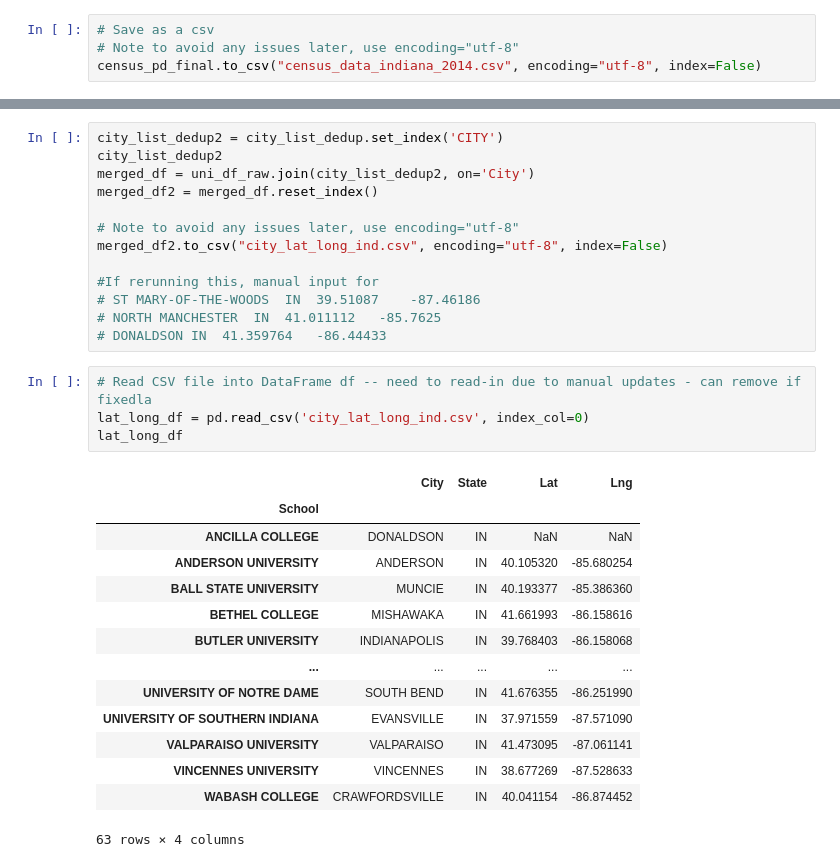
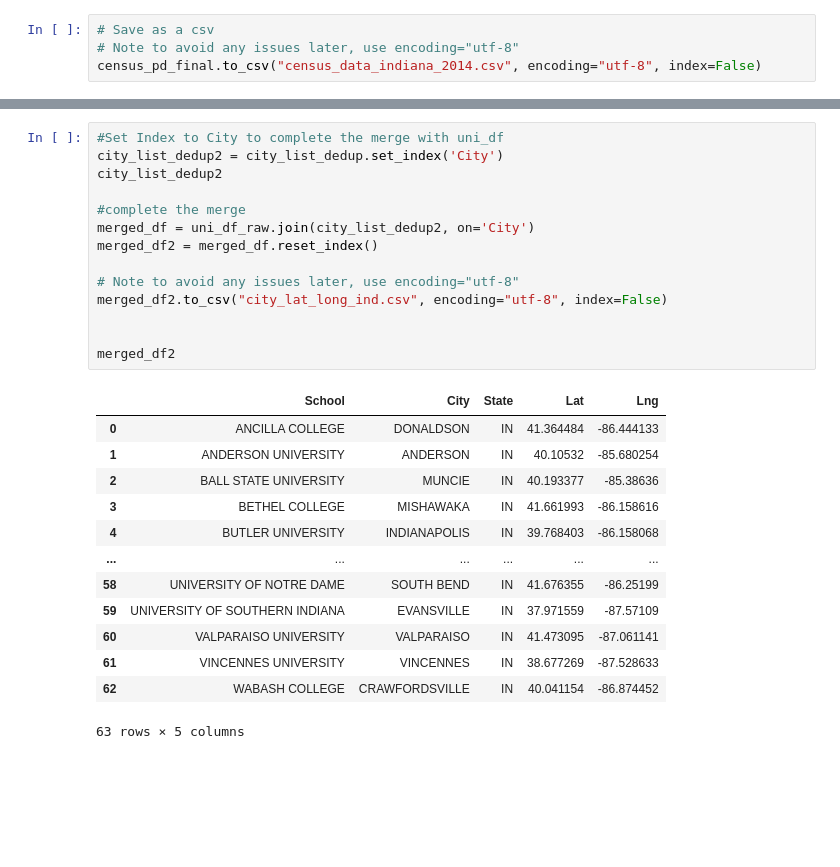
Before and after one commit to staceyj118/Education_and_Taxes, a Jupyter notebook: Resources/Census_Demo.ipynb, the cells around one changed output, grey strips where cells are left out. Cells and saved outputs as stored; diff of their text form; blank space fills up the shorter version.

```diff
--- a/Resources/Census_Demo.ipynb
+++ b/Resources/Census_Demo.ipynb
@@ -208,32 +239,28 @@ city_list_dedup
 # %%
-city_list_dedup2 = city_list_dedup.set_index('CITY')
+#Set Index to City to complete the merge with uni_df
+city_list_dedup2 = city_list_dedup.set_index('City')
 city_list_dedup2
+
+#complete the merge
 merged_df = uni_df_raw.join(city_list_dedup2, on='City')
 merged_df2 = merged_df.reset_index()
 
 # Note to avoid any issues later, use encoding="utf-8"
 merged_df2.to_csv("city_lat_long_ind.csv", encoding="utf-8", index=False)
 
-#If rerunning this, manual input for
-# ST MARY-OF-THE-WOODS	IN	39.51087	-87.46186
-# NORTH MANCHESTER	IN	41.011112	-85.7625
-# DONALDSON	IN	41.359764	-86.44433
+
+merged_df2
+# %% [output]
+|  | School | City | State | Lat | Lng |
+| 0 | ANCILLA COLLEGE | DONALDSON | IN | 41.364484 | -86.444133 |
+| 1 | ANDERSON UNIVERSITY | ANDERSON | IN | 40.10532 | -85.680254 |
+| 2 | BALL STATE UNIVERSITY | MUNCIE | IN | 40.193377 | -85.38636 |
+| 3 | BETHEL COLLEGE | MISHAWAKA | IN | 41.661993 | -86.158616 |
+| 4 | BUTLER UNIVERSITY | INDIANAPOLIS | IN | 39.768403 | -86.158068 |
+| ... | ... | ... | ... | ... | ... |
+| 58 | UNIVERSITY OF NOTRE DAME | SOUTH BEND | IN | 41.676355 | -86.25199 |
+| 59 | UNIVERSITY OF SOUTHERN INDIANA | EVANSVILLE | IN | 37.971559 | -87.57109 |
+| 60 | VALPARAISO UNIVERSITY | VALPARAISO | IN | 41.473095 | -87.061141 |
+| 61 | VINCENNES UNIVERSITY | VINCENNES | IN | 38.677269 | -87.528633 |
+| 62 | WABASH COLLEGE | CRAWFORDSVILLE | IN | 40.041154 | -86.874452 |
+63 rows × 5 columns
-# %%
-# Read CSV file into DataFrame df -- need to read-in due to manual updates - can remove if fixedla
-lat_long_df = pd.read_csv('city_lat_long_ind.csv', index_col=0)
-lat_long_df
-# %% [output]
-|  | City | State | Lat | Lng |
-| School |  |  |  |  |
-| ANCILLA COLLEGE | DONALDSON | IN | NaN | NaN |
-| ANDERSON UNIVERSITY | ANDERSON | IN | 40.105320 | -85.680254 |
-| BALL STATE UNIVERSITY | MUNCIE | IN | 40.193377 | -85.386360 |
-| BETHEL COLLEGE | MISHAWAKA | IN | 41.661993 | -86.158616 |
-| BUTLER UNIVERSITY | INDIANAPOLIS | IN | 39.768403 | -86.158068 |
-| ... | ... | ... | ... | ... |
-| UNIVERSITY OF NOTRE DAME | SOUTH BEND | IN | 41.676355 | -86.251990 |
-| UNIVERSITY OF SOUTHERN INDIANA | EVANSVILLE | IN | 37.971559 | -87.571090 |
-| VALPARAISO UNIVERSITY | VALPARAISO | IN | 41.473095 | -87.061141 |
-| VINCENNES UNIVERSITY | VINCENNES | IN | 38.677269 | -87.528633 |
-| WABASH COLLEGE | CRAWFORDSVILLE | IN | 40.041154 | -86.874452 |
-63 rows × 4 columns
```
Also changed, not shown: parts of 22 cells of this notebook, 2 other files.
